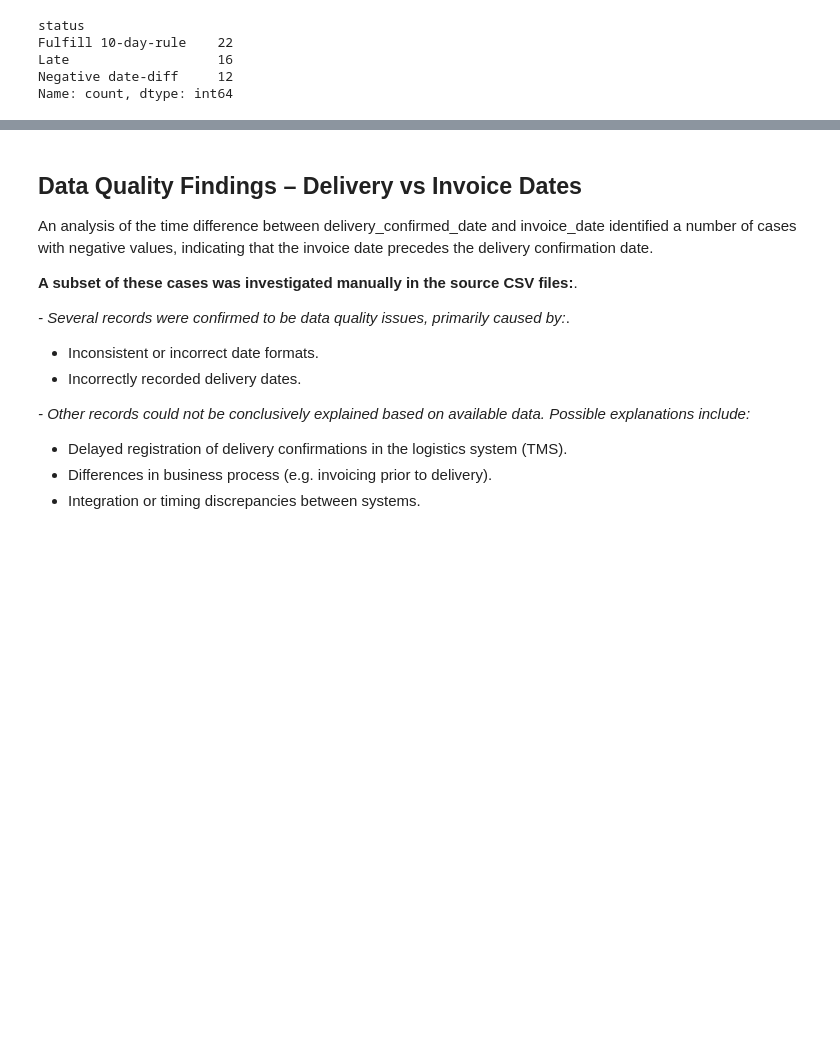
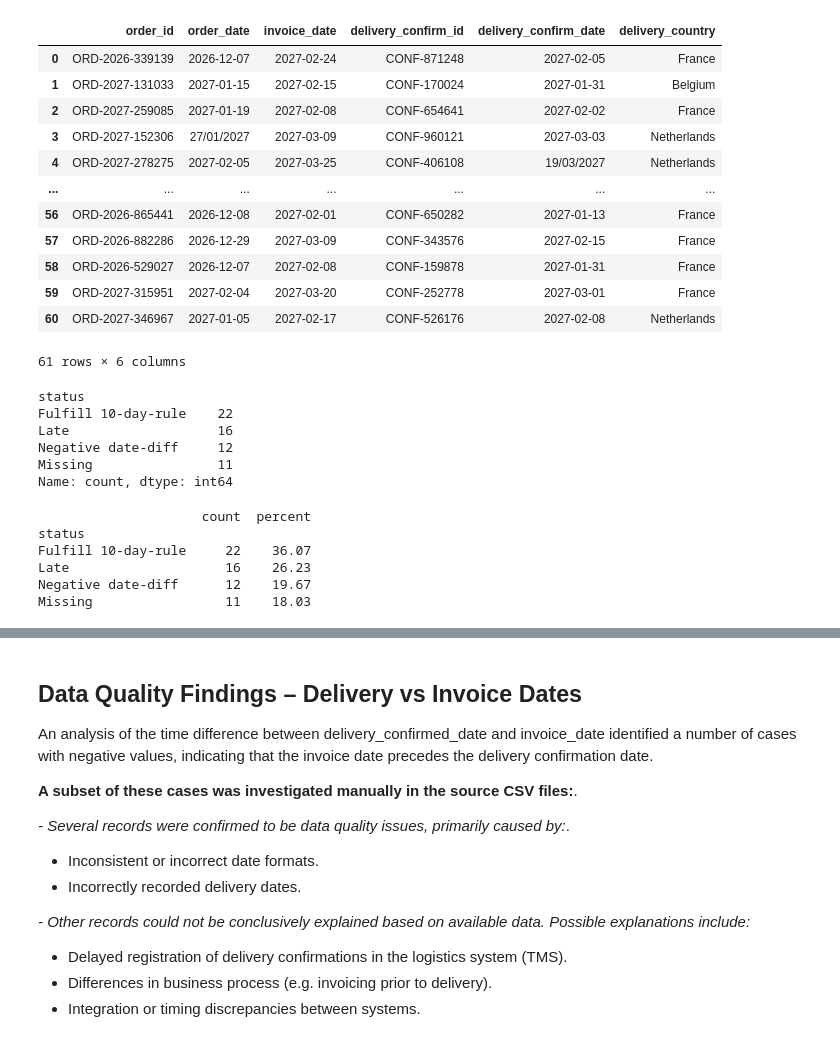
Before and after one commit to dargys/PythonExamen, a Jupyter notebook: GroupPresentation1.ipynb, the cells around one changed output, grey strips where cells are left out. Drawn from its saved outputs; the diff is of its cells as text; code cells hidden in the pictures; blank space fills up the shorter version.

```diff
--- a/GroupPresentation1.ipynb
+++ b/GroupPresentation1.ipynb
@@ -24,5 +27,6 @@ import pandas as pd
 # load the relevant data for the 10 rules analysis
 invoice_line = pd.read_csv("invoice_line.csv")
 deliveries = pd.read_csv("deliveries.csv")
+order_line = pd.read_csv("order_line.csv")
 # %%
 invoice_line['invoice_date']
@@ -43,3 +106,10 @@ invoice_order = (
     .drop_duplicates(subset=["order_id"])
     [["order_id", "invoice_date"]]
 )
+# %%
+# Cleaning Order_Line file
+order_order = (
+    order_line
+    .drop_duplicates(subset=["order_id"])
+    [["order_id", "order_date"]]
+    )
@@ -56,2 +188,19 @@ df = invoice_order.merge(
+# %%
+#Checking for the results
+df1
+# %% [output]
+|  | order_id | order_date | invoice_date | delivery_confirm_id | delivery_confirm_date | delivery_country |
+| 0 | ORD-2026-339139 | 2026-12-07 | 2027-02-24 | CONF-871248 | 2027-02-05 | France |
+| 1 | ORD-2027-131033 | 2027-01-15 | 2027-02-15 | CONF-170024 | 2027-01-31 | Belgium |
+| 2 | ORD-2027-259085 | 2027-01-19 | 2027-02-08 | CONF-654641 | 2027-02-02 | France |
+| 3 | ORD-2027-152306 | 27/01/2027 | 2027-03-09 | CONF-960121 | 2027-03-03 | Netherlands |
+| 4 | ORD-2027-278275 | 2027-02-05 | 2027-03-25 | CONF-406108 | 19/03/2027 | Netherlands |
+| ... | ... | ... | ... | ... | ... | ... |
+| 56 | ORD-2026-865441 | 2026-12-08 | 2027-02-01 | CONF-650282 | 2027-01-13 | France |
+| 57 | ORD-2026-882286 | 2026-12-29 | 2027-03-09 | CONF-343576 | 2027-02-15 | France |
+| 58 | ORD-2026-529027 | 2026-12-07 | 2027-02-08 | CONF-159878 | 2027-01-31 | France |
+| 59 | ORD-2027-315951 | 2027-02-04 | 2027-03-20 | CONF-252778 | 2027-03-01 | France |
+| 60 | ORD-2027-346967 | 2027-01-05 | 2027-02-17 | CONF-526176 | 2027-02-08 | Netherlands |
+61 rows × 6 columns
 # %%
 #Convert to datetime
@@ -66,20 +215,35 @@ df["delivery_confirm_date"] = pd.to_datetime(
 )
 # %%
 #Calculate the date difference
-df["days_diff"] = (df["invoice_date"] - df["delivery_confirm_date"]).dt.days
+df1["days_diff"] = (df1["invoice_date"] - df1["delivery_confirm_date"]).dt.days
 
 #Categorize the result
-df["status"] = "Fulfill 10-day-rule"
-df.loc[df["days_diff"] > 10, "status"] = "Late"
-df.loc[df["days_diff"] < 0, "status"] = "Negative date-diff"
-df.loc[df["days_diff"].isna(), "status"] = "Missing"
+df1["status"] = "Fulfill 10-day-rule"
+df1.loc[df1["days_diff"] > 10, "status"] = "Late"
+df1.loc[df1["days_diff"] < 0, "status"] = "Negative date-diff"
+df1.loc[df1["days_diff"].isna(), "status"] = "Missing"
 
-df["status"].value_counts()
+df1["status"].value_counts()
 # %% [output]
 status
 Fulfill 10-day-rule    22
 Late                   16
 Negative date-diff     12
+Missing                11
 Name: count, dtype: int64
+# %%
+summary = pd.DataFrame({
+    "count": df1["status"].value_counts(),
+    "percent": (df1["status"].value_counts(normalize=True) * 100).round(2)
+})
+
+print(summary)
+# %% [output]
+                     count  percent
+status
+Fulfill 10-day-rule     22    36.07
+Late                    16    26.23
+Negative date-diff      12    19.67
+Missing                 11    18.03
 # %%
 # How the "days_diff" are distributed in the dataset.
```
Also changed, not shown: parts of 15 cells of this notebook, 3 other files.
